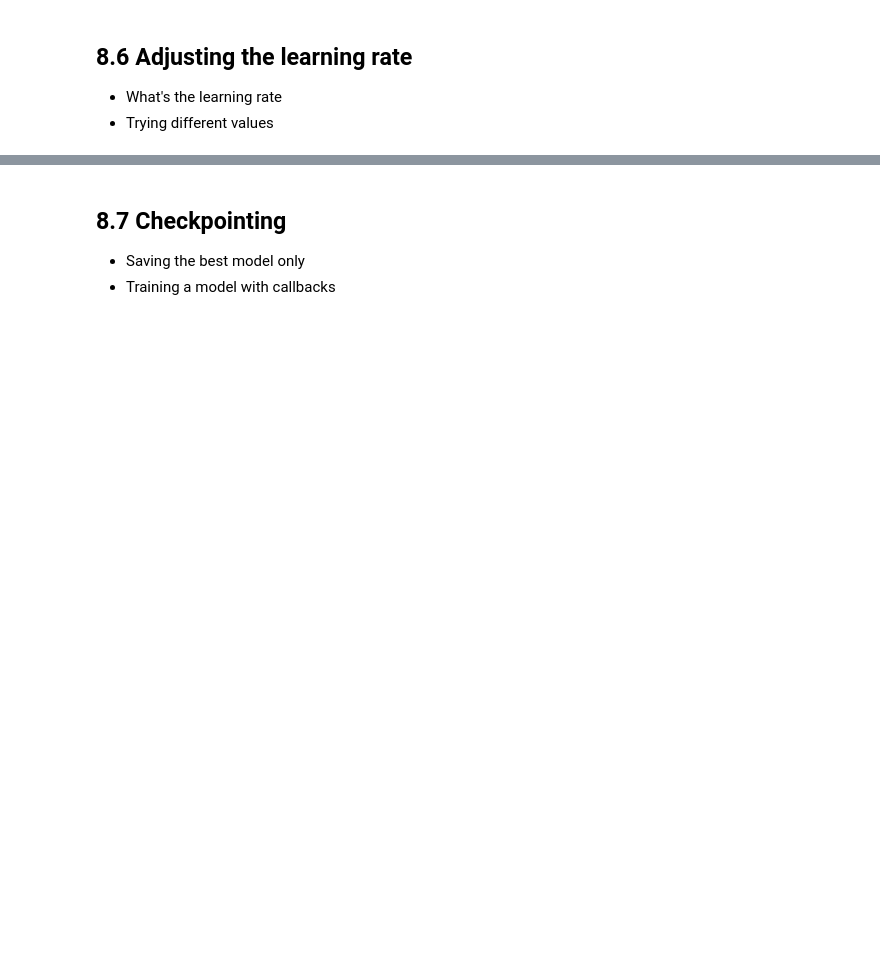
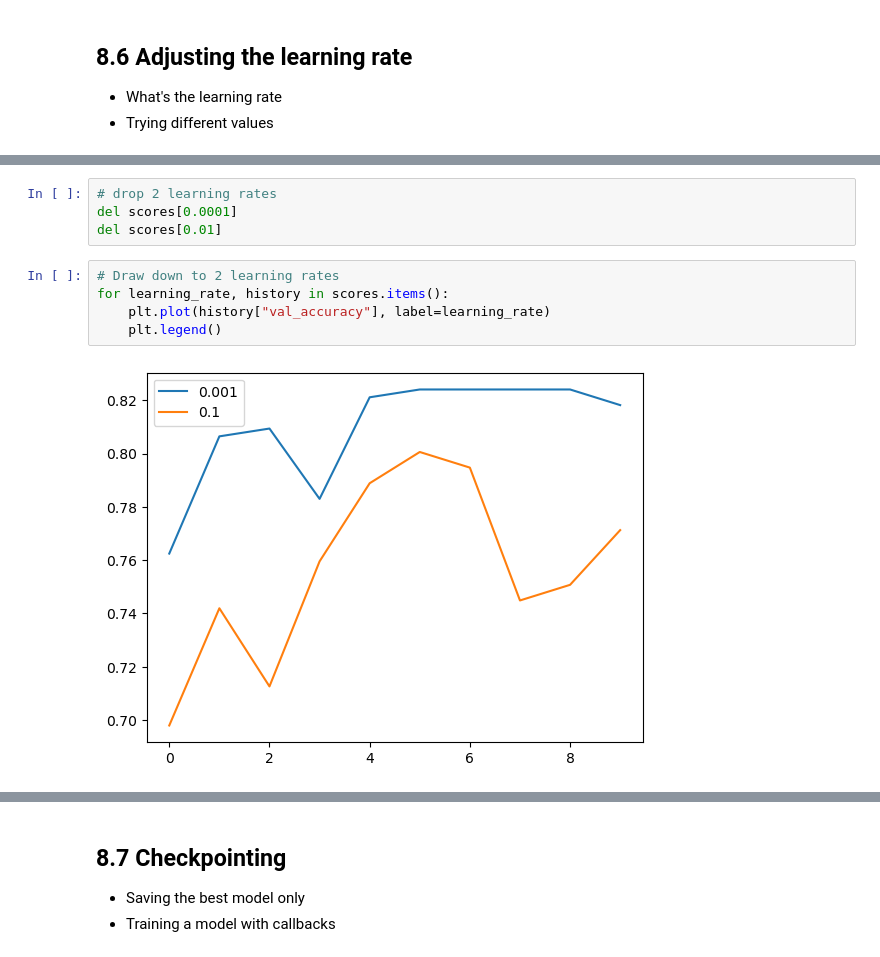
Before and after one commit to okellodaniel/ML_Scholar, a Jupyter notebook: 08-neural-networks/notebook.ipynb, the cells around one changed output, grey strips where cells are left out. Saved outputs shown, nothing was run; the diff lists cells and outputs as text; blank space fills up the shorter version.

```diff
--- a/08-neural-networks/notebook.ipynb
+++ b/08-neural-networks/notebook.ipynb
@@ -298,0 +435,11 @@ Epoch 10/10
+# %%
+# drop 2 learning rates
+del scores[0.0001]
+del scores[0.01]
+# %%
+# Draw down to 2 learning rates
+for learning_rate, history in scores.items():
+    plt.plot(history["val_accuracy"], label=learning_rate)
+    plt.legend()
+# %% [output]
+[figure, added]
```
Also changed, not shown: parts of 60 cells of this notebook, 2 other files.
